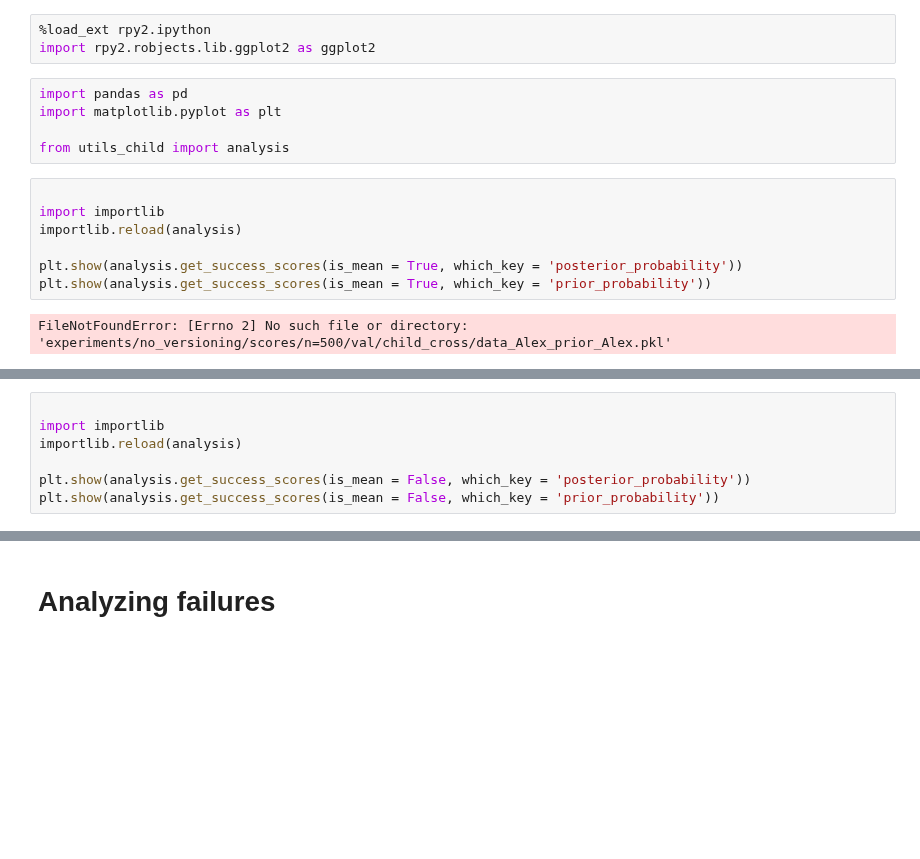
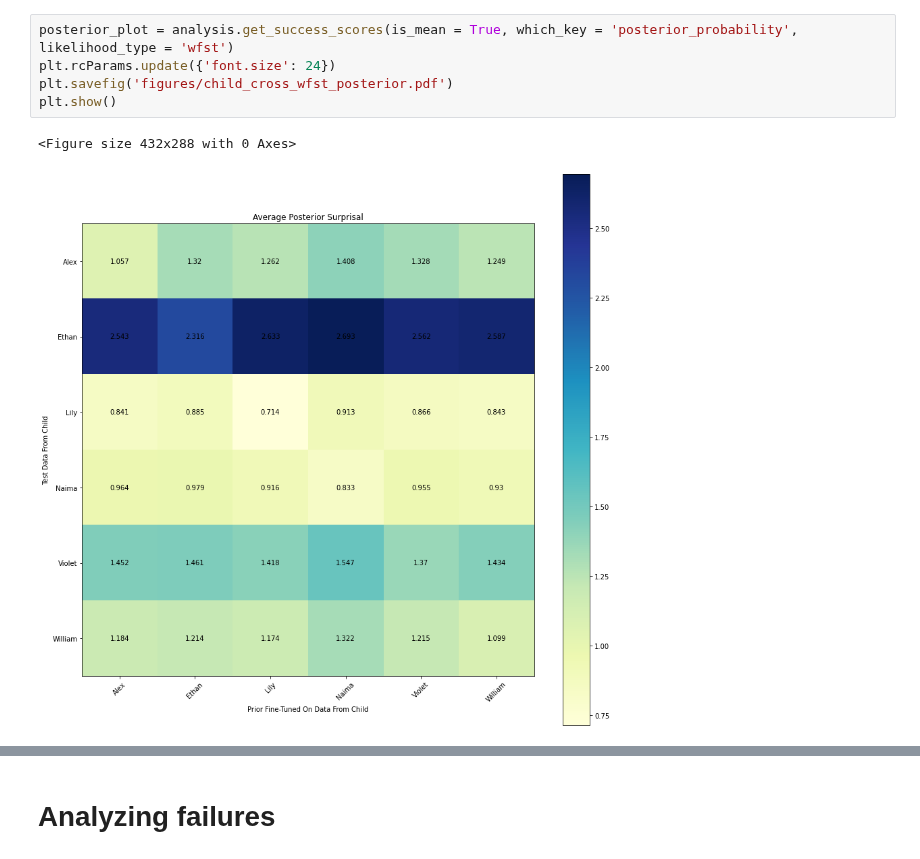
Before and after one commit to smeylan/child-directed-listening, a Jupyter notebook: Child evaluations.ipynb, the cells around one changed output, grey strips where cells are left out. Cells and saved outputs as stored; diff of their text form; blank space fills up the shorter version.

```diff
--- a/Child evaluations.ipynb
+++ b/Child evaluations.ipynb
@@ -9,17 +33,8 @@
-# %%
-%load_ext rpy2.ipython
-import rpy2.robjects.lib.ggplot2 as ggplot2
-# %%
-import pandas as pd
-import matplotlib.pyplot as plt
-
-from utils_child import analysis
 # %%
-
-import importlib
-importlib.reload(analysis)
-
-plt.show(analysis.get_success_scores(is_mean = True, which_key = 'posterior_probability'))
-plt.show(analysis.get_success_scores(is_mean = True, which_key = 'prior_probability'))
+posterior_plot = analysis.get_success_scores(is_mean = True, which_key = 'posterior_probability', likelihood_type = 'wfst')
+plt.rcParams.update({'font.size': 24})
+plt.savefig('figures/child_cross_wfst_posterior.pdf')
+plt.show()
 # %% [output]
-FileNotFoundError: [Errno 2] No such file or directory: 'experiments/no_versioning/scores/n=500/val/child_cross/data_Alex_prior_Alex.pkl'
+<Figure size 432x288 with 0 Axes>
+[figure, added]
@@ -26,7 +41,0 @@ FileNotFoundError: [Errno 2] No such file or directory: 'experiments/no_versioni
-# %%
-
-import importlib
-importlib.reload(analysis)
-
-plt.show(analysis.get_success_scores(is_mean = False, which_key = 'posterior_probability'))
-plt.show(analysis.get_success_scores(is_mean = False, which_key = 'prior_probability'))
```
Also changed, not shown: parts of 11 cells of this notebook, 11 other files.
